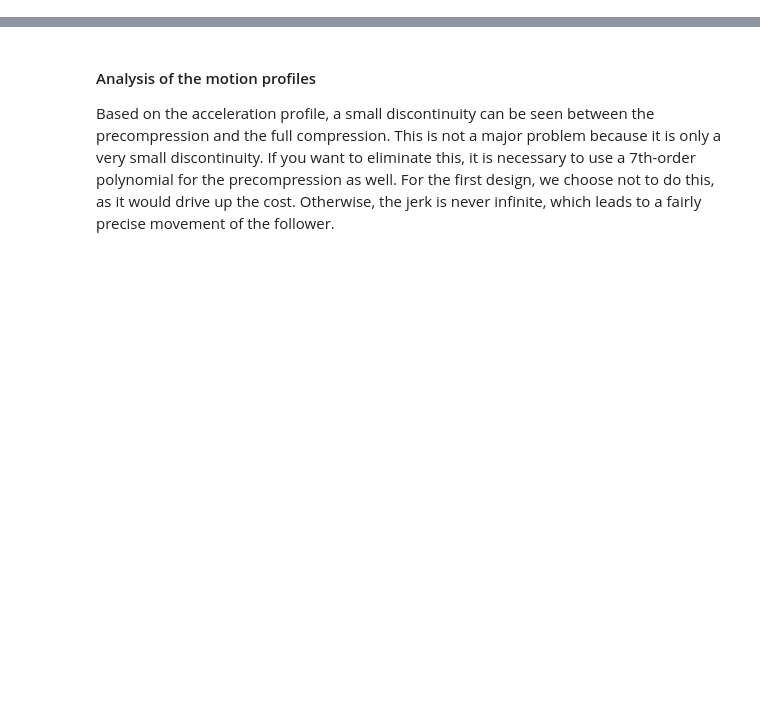
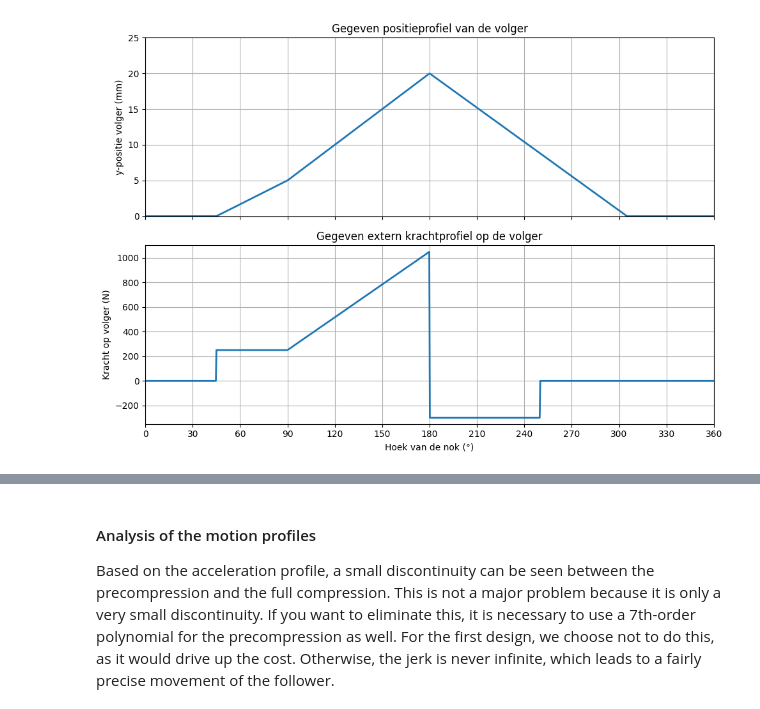
Before and after one commit to Vermizzi/Project_Bewegingen_TriVik, a Jupyter notebook: Viktor_Notebook.ipynb, the cells around one changed output, grey strips where cells are left out. Drawn from its saved outputs; the diff is of its cells as text; code cells hidden in the pictures; blank space fills up the shorter version.

```diff
--- a/Viktor_Notebook.ipynb
+++ b/Viktor_Notebook.ipynb
@@ -81,0 +23,89 @@ Multiple rotating cams can be placed on an axis which enables the parallel produ
+# %%
+# ---------------------------------------------------------
+# Gegeven specificaties
+# ---------------------------------------------------------
+
+theta = np.linspace(0, 360, 1000)   # hoek van de nok in graden
+
+# Krachtwaarden
+F_pre = 250      # N, constante drukkracht tussen 45° en 90°
+F_max = 1050     # N, maximale drukkracht bij 180°
+F_pull = -300    # N, trekkracht
+
+# Let op:
+# In de opdracht staat trekkracht van 180° tot 250°.
+# Als je de trekkracht tot 305° wilt tonen, zet deze waarde op 305.
+theta_pull_end = 250
+
+
+# ---------------------------------------------------------
+# Positieprofiel y(theta)
+# ---------------------------------------------------------
+
+y = np.zeros_like(theta)
+
+# 45° tot 90°: van 0 mm naar 5 mm
+mask = (theta >= 45) & (theta < 90)
+y[mask] = (theta[mask] - 45) / (90 - 45) * 5
+
+# 90° tot 180°: van 5 mm naar 20 mm
+mask = (theta >= 90) & (theta < 180)
+y[mask] = 5 + (theta[mask] - 90) / (180 - 90) * 15
+
+# 180° tot 305°: van 20 mm naar 0 mm
+mask = (theta >= 180) & (theta < 305)
+y[mask] = 20 - (theta[mask] - 180) / (305 - 180) * 20
+
+# 0°-45° en 305°-360° blijven 0 mm
+
+
+# ---------------------------------------------------------
+# Externe kracht F(theta)
+# ---------------------------------------------------------
+
+F = np.zeros_like(theta)
+
+# 45° tot 90°: constante drukkracht
+mask = (theta >= 45) & (theta < 90)
+F[mask] = F_pre
+
+# 90° tot 180°: lineair stijgend van F_pre naar F_max
+mask = (theta >= 90) & (theta < 180)
+F[mask] = F_pre + (theta[mask] - 90) / (180 - 90) * (F_max - F_pre)
+
+# 180° tot theta_pull_end: constante trekkracht
+mask = (theta >= 180) & (theta < theta_pull_end)
+F[mask] = F_pull
+
+# Na theta_pull_end blijft de kracht 0 N
+
+
+# ---------------------------------------------------------
+# Grafieken
+# ---------------------------------------------------------
+
+fig, axs = plt.subplots(2, 1, figsize=(10, 7), sharex=True)
+
+# Grafiek 1: positie
+axs[0].plot(theta, y, linewidth=2)
+axs[0].set_ylabel("y-positie volger (mm)")
+axs[0].set_title("Gegeven positieprofiel van de volger")
+axs[0].set_xlim(0, 360)
+axs[0].set_ylim(0, 25)
+axs[0].set_yticks(np.arange(0, 26, 5))
+axs[0].grid(True)
+
+# Grafiek 2: kracht
+axs[1].plot(theta, F, linewidth=2)
+axs[1].set_xlabel("Hoek van de nok (°)")
+axs[1].set_ylabel("Kracht op volger (N)")
+axs[1].set_title("Gegeven extern krachtprofiel op de volger")
+axs[1].set_xlim(0, 360)
+axs[1].set_ylim(-350, 1100)
+axs[1].set_xticks(np.arange(0, 361, 30))
+axs[1].grid(True)
+
+plt.tight_layout()
+plt.show()
+# %% [output]
+[figure, added]
```
Also changed, not shown: parts of 36 cells of this notebook, 1 other file.
